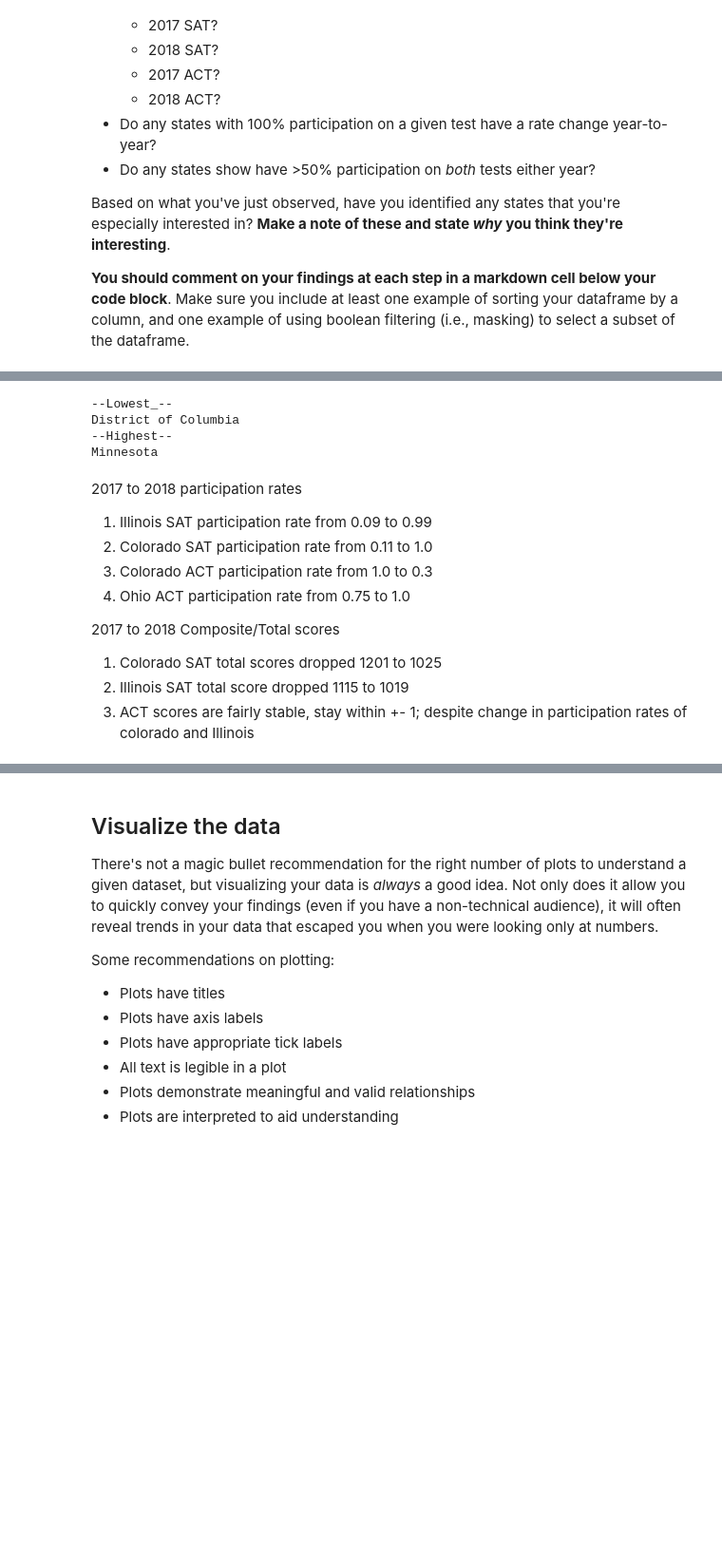
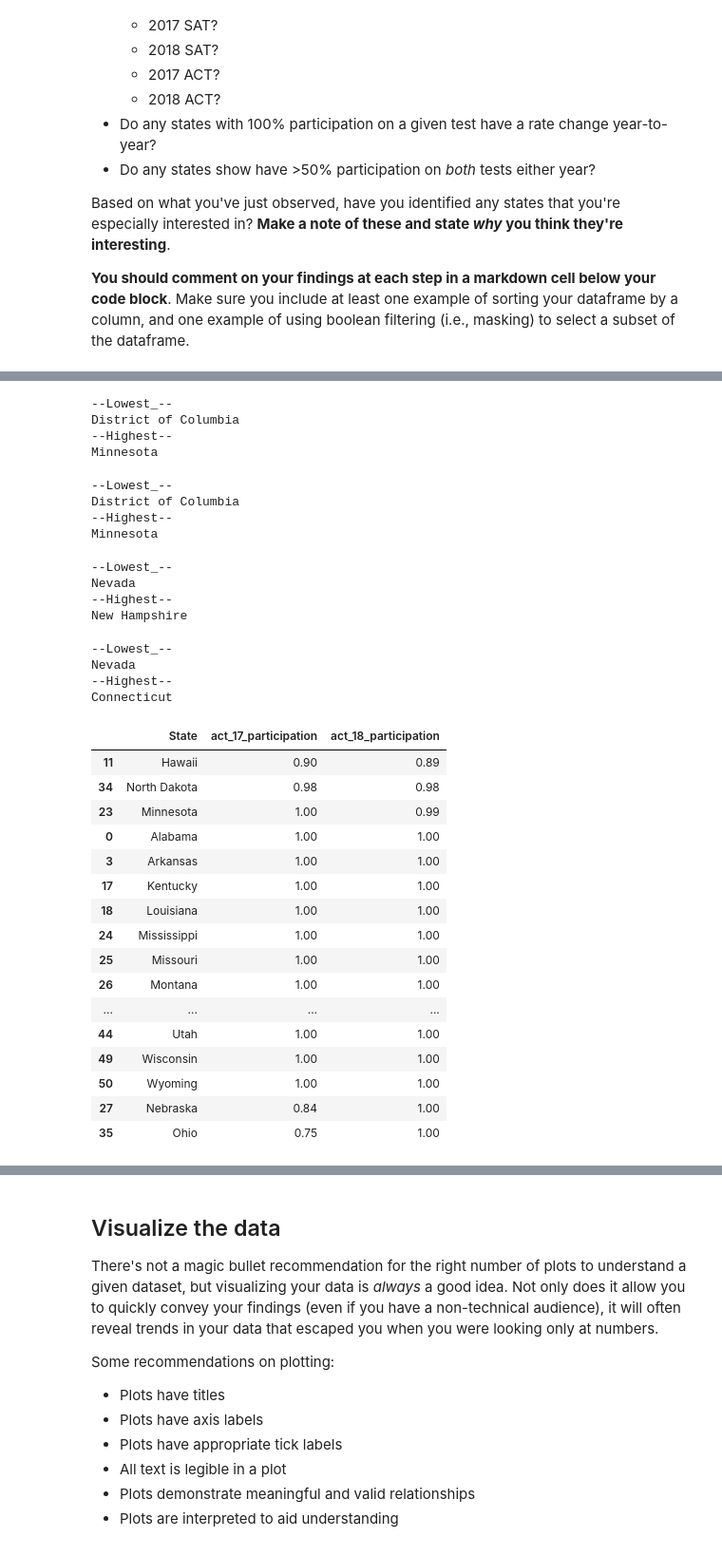
Before and after one commit to KennethChewx/Project_1, a Jupyter notebook: code/starter-code.ipynb, the cells around one changed output, grey strips where cells are left out. Shown: that part at 95% size. Saved outputs shown, nothing was run; the diff lists cells and outputs as text; code cells hidden in the pictures; blank space fills up the shorter version.

```diff
--- a/code/starter-code.ipynb
+++ b/code/starter-code.ipynb
@@ -570 +628,8 @@ Name: State, dtype: object
+# %%
+high_low(final['sat_17_total'])
+# %% [output]
+--Lowest_--
+District of Columbia
+--Highest--
+Minnesota
 # %%
@@ -574,14 +639,39 @@ high_low(final.sat_18_total)
 District of Columbia
 --Highest--
 Minnesota
-# %% [markdown]
-2017 to 2018 participation rates<br>
-1) Illinois SAT participation rate from 0.09 to 0.99 <br>
-2) Colorado SAT participation rate from 0.11 to 1.0  <br>
-3) Colorado ACT participation rate from 1.0 to 0.3 <br>
-4) Ohio ACT participation rate from 0.75 to 1.0 <br>
-
-2017 to 2018 Composite/Total scores<br>
-1) Colorado SAT total scores dropped 1201 to 1025<br>
-2) Illinois SAT total score dropped 1115 to 1019 <br>
-3) ACT scores are fairly stable, stay within +- 1; despite change in participation rates of colorado and Illinois <br>
+# %%
+high_low(final['act_17_composite'])
+# %% [output]
+--Lowest_--
+Nevada
+--Highest--
+New Hampshire
+# %%
+high_low(final['act_18_composite'])
+# %% [output]
+--Lowest_--
+Nevada
+--Highest--
+Connecticut
+# %%
+final[['State','act_17_participation','act_18_participation']]\
+.sort_values(by = ['act_18_participation','act_17_participation'], ascending = [True, False]).\
+tail(20)
+# %% [output]
+|  | State | act_17_participation | act_18_participation |
+| 11 | Hawaii | 0.90 | 0.89 |
+| 34 | North Dakota | 0.98 | 0.98 |
+| 23 | Minnesota | 1.00 | 0.99 |
+| 0 | Alabama | 1.00 | 1.00 |
+| 3 | Arkansas | 1.00 | 1.00 |
+| 17 | Kentucky | 1.00 | 1.00 |
+| 18 | Louisiana | 1.00 | 1.00 |
+| 24 | Mississippi | 1.00 | 1.00 |
+| 25 | Missouri | 1.00 | 1.00 |
+| 26 | Montana | 1.00 | 1.00 |
+| ... | ... | ... | ... |
+| 44 | Utah | 1.00 | 1.00 |
+| 49 | Wisconsin | 1.00 | 1.00 |
+| 50 | Wyoming | 1.00 | 1.00 |
+| 27 | Nebraska | 0.84 | 1.00 |
+| 35 | Ohio | 0.75 | 1.00 |
```
Also changed, not shown: parts of 23 cells of this notebook.
